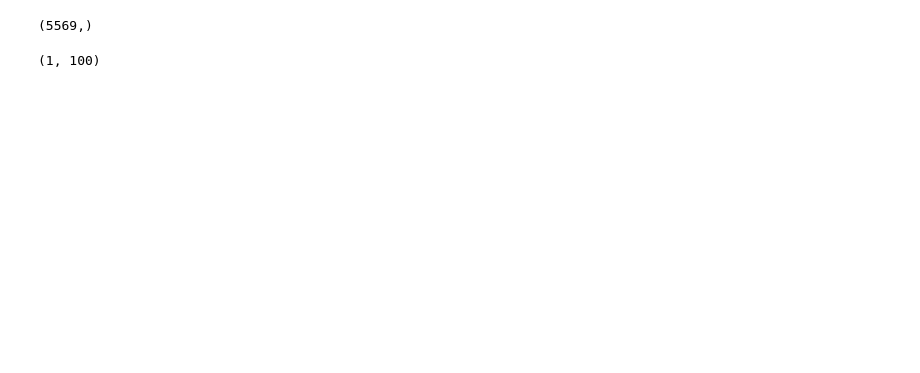
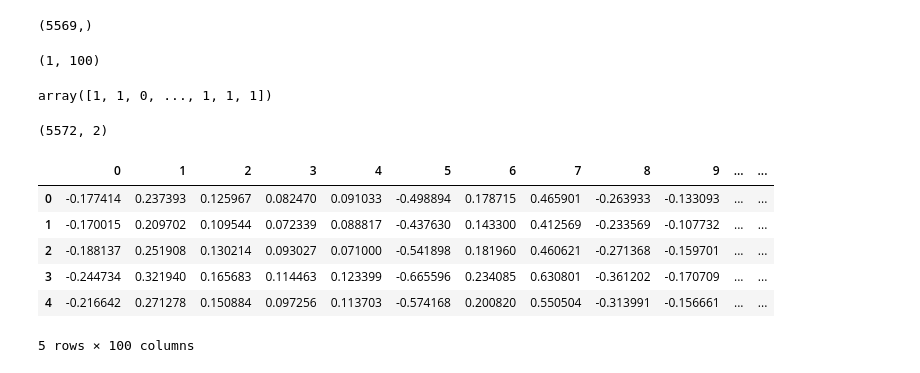
Before and after one commit to mananx22/jypyternotebook, a Jupyter notebook: NLP/30 Spam Ham word2vec & avg word2vec.ipynb, the cells around one changed output. Saved outputs shown, nothing was run; the diff lists cells and outputs as text; code cells hidden in the pictures; blank space fills up the shorter version.

```diff
--- a/NLP/30 Spam Ham word2vec & avg word2vec.ipynb
+++ b/NLP/30 Spam Ham word2vec & avg word2vec.ipynb
@@ -241,3 +258,38 @@ y.shape
 X[0].reshape(1,-1).shape
 # %% [output]
 (1, 100)
+# %%
+y
+# %% [output]
+array([1, 1, 0, ..., 1, 1, 1])
+# %%
+# now we see 3 records are lost, 5569 was coming as the amount of records available
+messages.shape
+# %% [output]
+(5572, 2)
+# %%
+## this is the final independent features
+df=pd.DataFrame()
+# dfs = []
+# for i in range(0,len(X)):
+#     df=df.concat(pd.DataFrame(X[i].reshape(1,-1)),ignore_index=True)
+
+dfs = []
+
+for i in range(0,len(X)):
+    # Reshape X[i] and convert to DataFrame
+    df_row = pd.DataFrame(X[i].reshape(1, -1))
+    dfs.append(df_row)
+
+# Concatenate all DataFrames at once
+df = pd.concat(dfs, ignore_index=True)
+# %%
+df.head()
+# %% [output]
+|  | 0 | 1 | 2 | 3 | 4 | 5 | 6 | 7 | 8 | 9 | ... | ... |
+| 0 | -0.177414 | 0.237393 | 0.125967 | 0.082470 | 0.091033 | -0.498894 | 0.178715 | 0.465901 | -0.263933 | -0.133093 | ... | ... |
+| 1 | -0.170015 | 0.209702 | 0.109544 | 0.072339 | 0.088817 | -0.437630 | 0.143300 | 0.412569 | -0.233569 | -0.107732 | ... | ... |
+| 2 | -0.188137 | 0.251908 | 0.130214 | 0.093027 | 0.071000 | -0.541898 | 0.181960 | 0.460621 | -0.271368 | -0.159701 | ... | ... |
+| 3 | -0.244734 | 0.321940 | 0.165683 | 0.114463 | 0.123399 | -0.665596 | 0.234085 | 0.630801 | -0.361202 | -0.170709 | ... | ... |
+| 4 | -0.216642 | 0.271278 | 0.150884 | 0.097256 | 0.113703 | -0.574168 | 0.200820 | 0.550504 | -0.313991 | -0.156661 | ... | ... |
+5 rows × 100 columns
```
Also changed, not shown: parts of 20 cells of this notebook, 1 other file.
